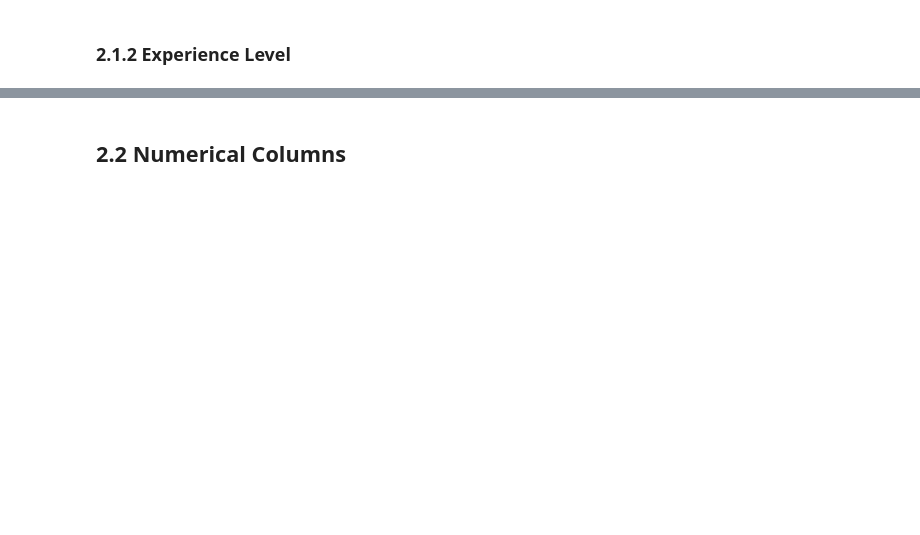
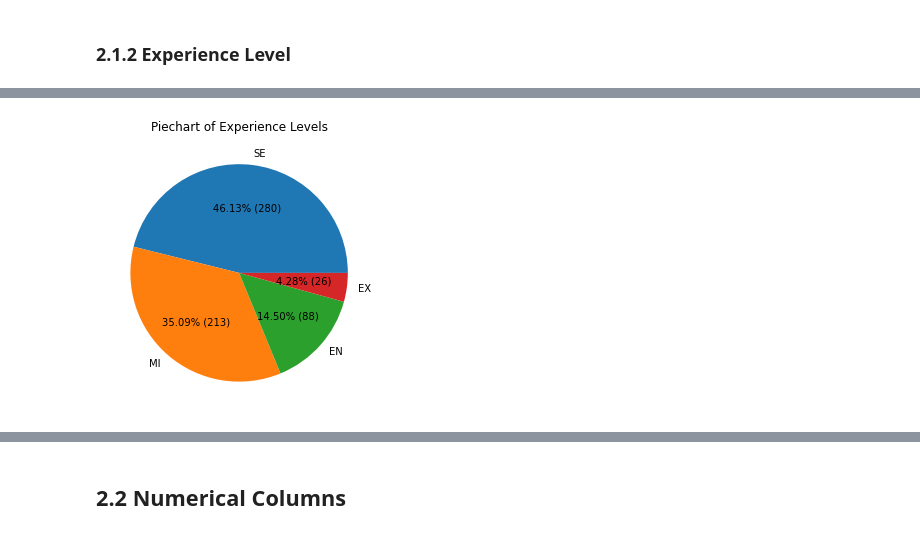
Before and after one commit to s03018296/Data-Science-Job-Salaries-EDA-Analysis, a Jupyter notebook: Salary EDA Analysis.ipynb, the cells around one changed output, grey strips where cells are left out. Cells and saved outputs as stored; diff of their text form; code cells hidden in the pictures; blank space fills up the shorter version.

```diff
--- a/Salary EDA Analysis.ipynb
+++ b/Salary EDA Analysis.ipynb
@@ -84,0 +123,11 @@ False
+# %%
+labels = df['experience_level'].value_counts().index
+sizes = df['experience_level'].value_counts().values
+
+fig = plt.figure(figsize = (5, 5))
+
+plt.pie(sizes, labels = labels, autopct=lambda p:f'{p:.2f}% ({p*sum(sizes)/100 :.0f})')
+plt.title("Piechart of Experience Levels")
+plt.show()
+# %% [output]
+[figure, added]
```
Also changed, not shown: parts of 19 cells of this notebook.
